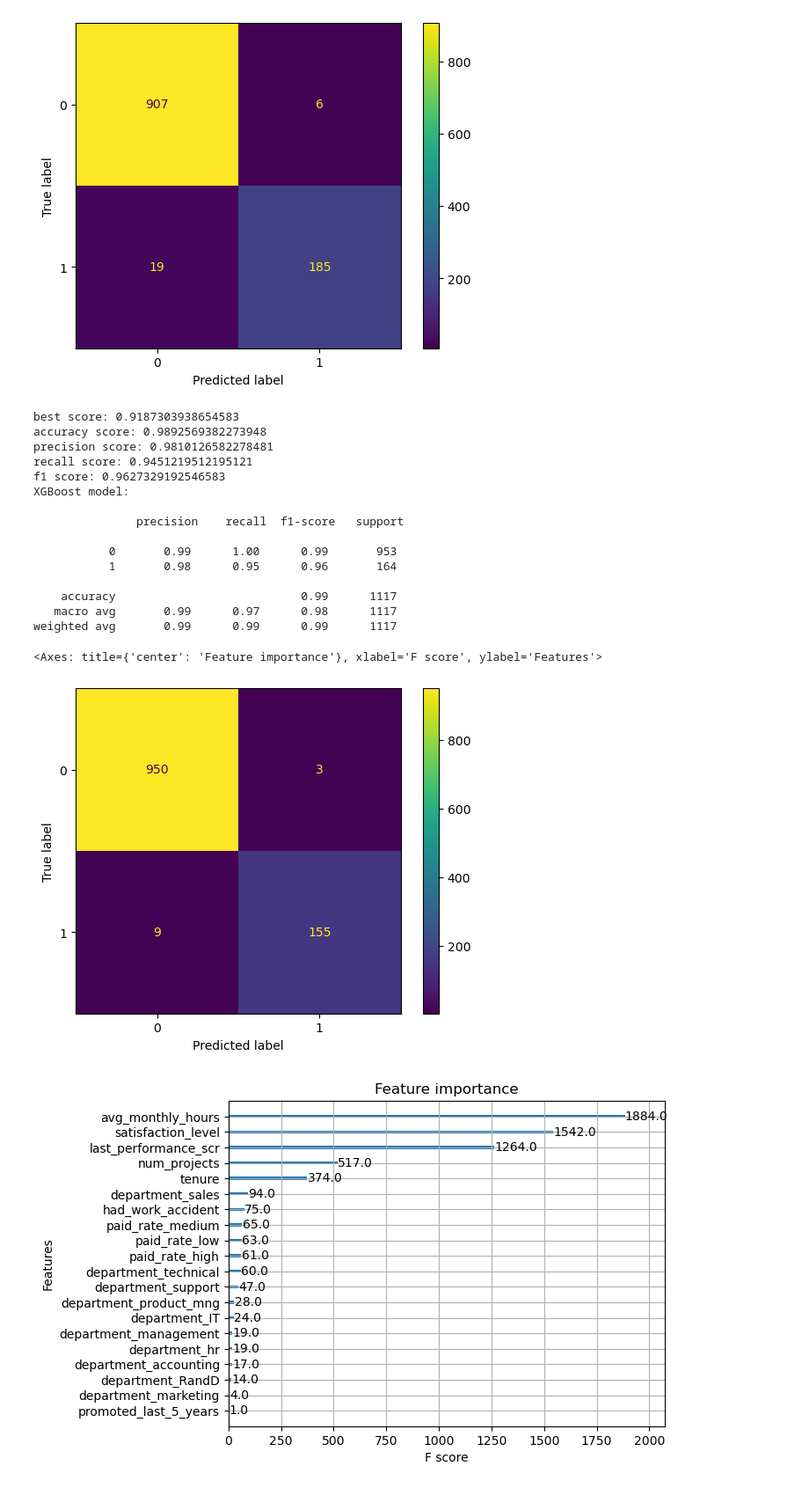
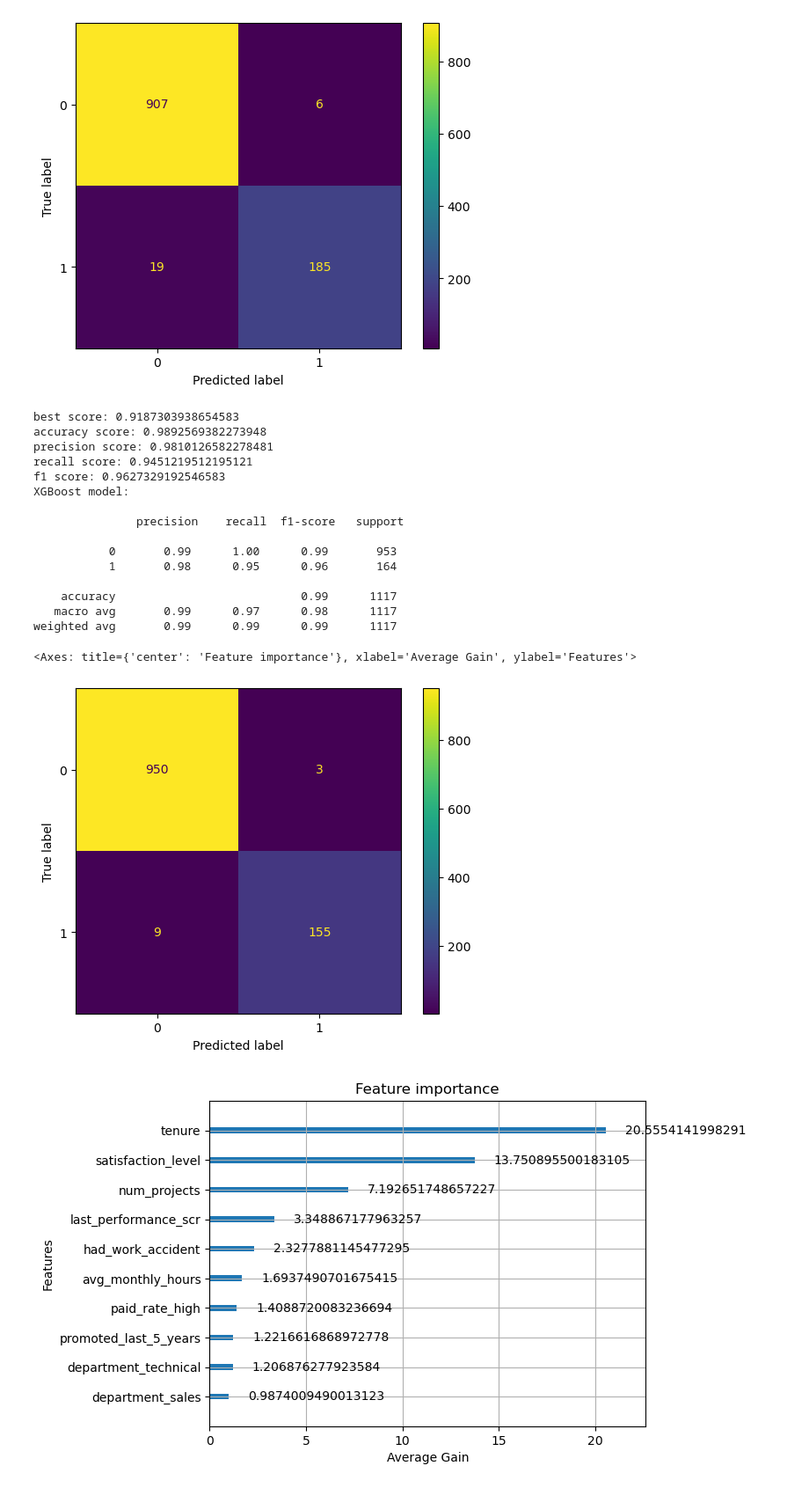
Before and after one commit to khoanfx20883/Salifort-Motors, a Jupyter notebook: Salifort_Motors.ipynb, the cells around one changed output. Shown at 88% size. Cells and saved outputs as stored; diff of their text form; code cells hidden in the pictures.

```diff
--- a/Salifort_Motors.ipynb
+++ b/Salifort_Motors.ipynb
@@ -749,38 +341,39 @@ weighted avg       0.98      0.98      0.98      1117
  'n_estimators': 500}
 [figure]
 # %%
+# Classification metrics on the test set
 test_pred = xgb_cv.predict(X_test)
 print('best score:', xgb_cv.best_score_)
 accuracy = accuracy_score(y_test, test_pred)
 print('accuracy score:', accuracy)
 precision = precision_score(y_test, test_pred)
 print('precision score:', precision)
 recall = recall_score(y_test, test_pred)
 print('recall score:', recall)
 f1_scr  = f1_score(y_test, test_pred)
 print('f1 score:', f1_scr)
 print('XGBoost model:')
 
 matrix = confusion_matrix(y_test, test_pred)
 xgb_disp = ConfusionMatrixDisplay(confusion_matrix=matrix, display_labels = [0, 1]).plot()
 print('\n',classification_report(y_test, test_pred))
-plot_importance(xgb_cv.best_estimator_)
+plot_importance(xgb_cv.best_estimator_, xlabel='Average Gain', importance_type='gain', max_num_features=10)
 # %% [output]
 best score: 0.9187303938654583
 accuracy score: 0.9892569382273948
 precision score: 0.9810126582278481
 recall score: 0.9451219512195121
 f1 score: 0.9627329192546583
 XGBoost model:
 
                precision    recall  f1-score   support
 
            0       0.99      1.00      0.99       953
            1       0.98      0.95      0.96       164
 
     accuracy                           0.99      1117
    macro avg       0.99      0.97      0.98      1117
 weighted avg       0.99      0.99      0.99      1117
-<Axes: title={'center': 'Feature importance'}, xlabel='F score', ylabel='Features'>
+<Axes: title={'center': 'Feature importance'}, xlabel='Average Gain', ylabel='Features'>
 [figure]
-[figure, old version]
+[figure, new version]
```
Also changed, not shown: parts of 52 cells of this notebook.
